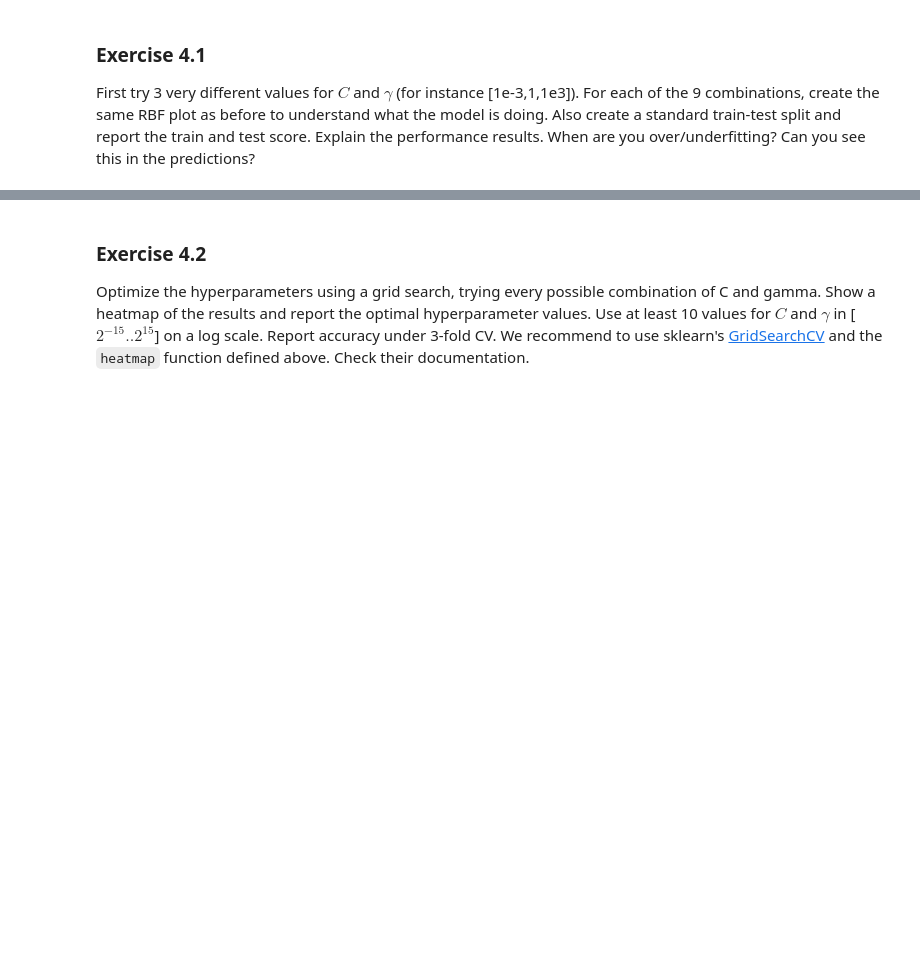
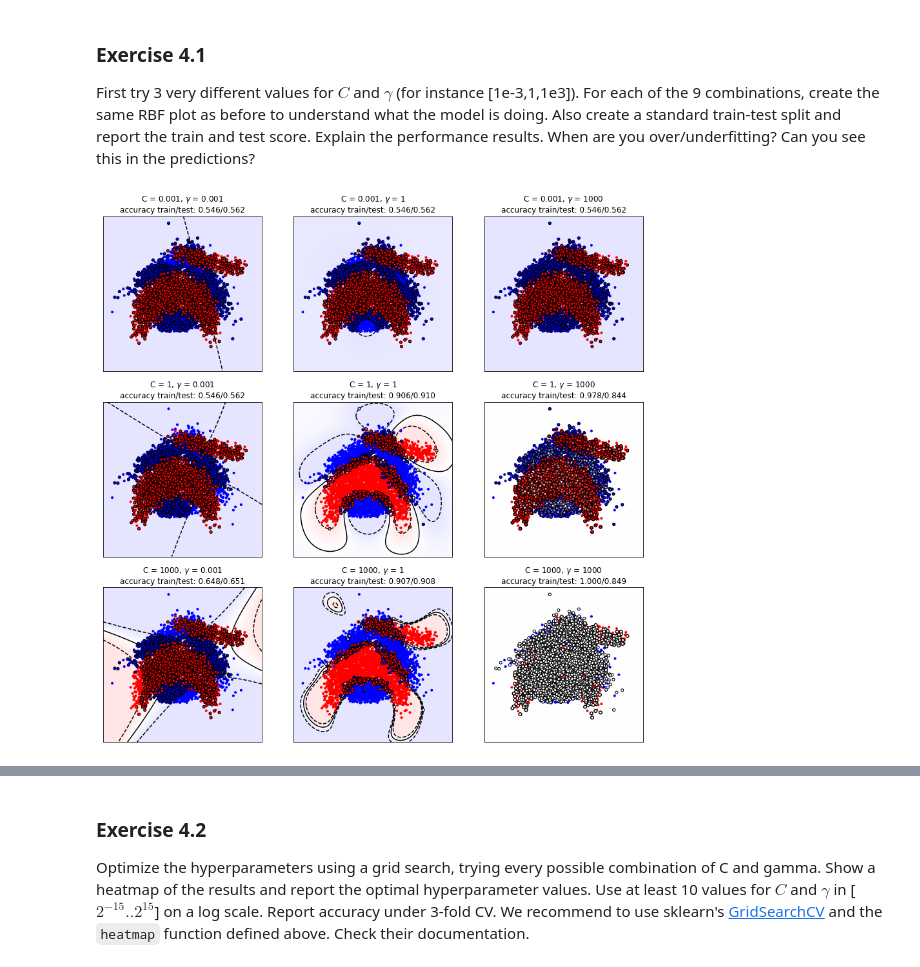
Before and after one commit to gekas145/tue-ml-course, a Jupyter notebook: labs/Lab 2a - Kernelization.ipynb, the cells around one changed output, grey strips where cells are left out. Cells and saved outputs as stored; diff of their text form; code cells hidden in the pictures; blank space fills up the shorter version.

```diff
--- a/labs/Lab 2a - Kernelization.ipynb
+++ b/labs/Lab 2a - Kernelization.ipynb
@@ -261,18 +261,32 @@ Hint: values for C and $\gamma$ are typically in [$2^{-15}..2^{15}$] on a log sc
 # %% [markdown]
 ### Exercise 4.1
 First try 3 very different values for $C$ and $\gamma$ (for instance [1e-3,1,1e3]). For each of the 9 combinations, create the same RBF plot as before to understand what the model is doing. Also create a standard train-test split and report the train and test score. Explain the performance results. When are you over/underfitting? Can you see this in the predictions?
+# %%
+from sklearn.model_selection import train_test_split
+from sklearn.metrics import accuracy_score
+
+X_train, X_test, y_train, y_test = train_test_split(X, y, test_size=0.35)
 # %%
 values = [10**(-3), 1, 10**3]
+
+plt.figure(figsize = (15, 15))
 
 for i in range(3):
     for j in range(3):
 
         model = SVC(kernel="rbf", C=values[i], gamma=values[j])
-        model.fit(X, y)
+        model.fit(X_train, y_train)
+        test_score = accuracy_score(model.predict(X_test), y_test)
+        train_score = accuracy_score(model.predict(X_train), y_train)
         plt.subplot(3, 3, 3*i + j + 1)
 
         plot_svm_kernel(X, y,
-                        model.kernel,
+                        f"C = {values[i]}, $\gamma$ = {values[j]}\naccuracy train/test: {train_score:.3f}/{test_score:.3f}",
                         model.support_vectors_,
                         model.decision_function,
-                        model.dual_coef_)
+                        model.dual_coef_,
+                        False)
+
+plt.show()
+# %% [output]
+[figure, added]
```
Also changed, not shown: parts of 2 cells of this notebook.
